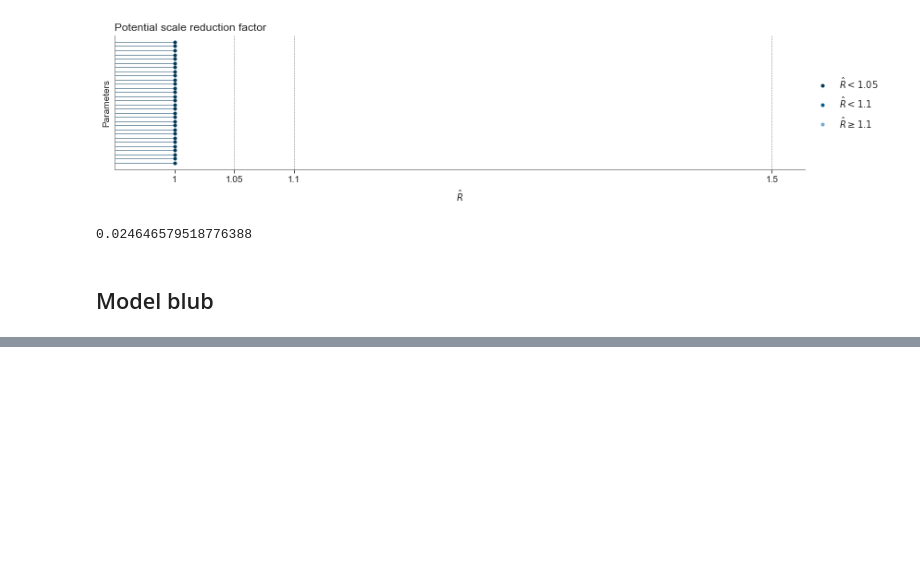
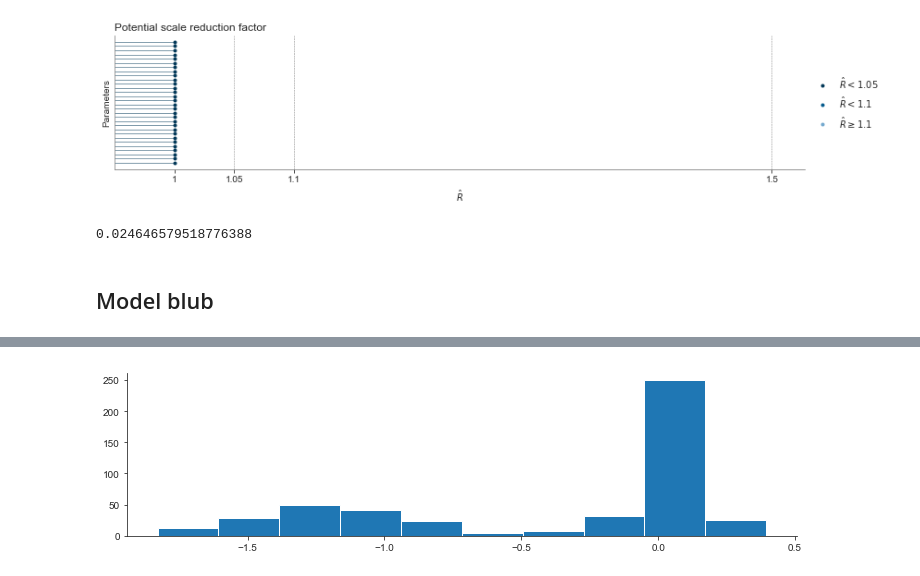
Before and after one commit to cbg-ethz/shm, a Jupyter notebook: analysis/a-structured_hierarchical_linear_models.ipynb, the cells around one changed output, grey strips where cells are left out. Cells and saved outputs as stored; diff of their text form; code cells hidden in the pictures; blank space fills up the shorter version.

```diff
--- a/analysis/a-structured_hierarchical_linear_models.ipynb
+++ b/analysis/a-structured_hierarchical_linear_models.ipynb
@@ -260,0 +249,4 @@ sp.plot_hist(trace, "gamma", 1, "");
+# %%
+plt.hist(np.mean(trace['gamma'], 0)[list(model._index_to_gene.keys())]);
+# %% [output]
+[figure, added]
```
Also changed, not shown: parts of 11 cells of this notebook, 4 other files.
